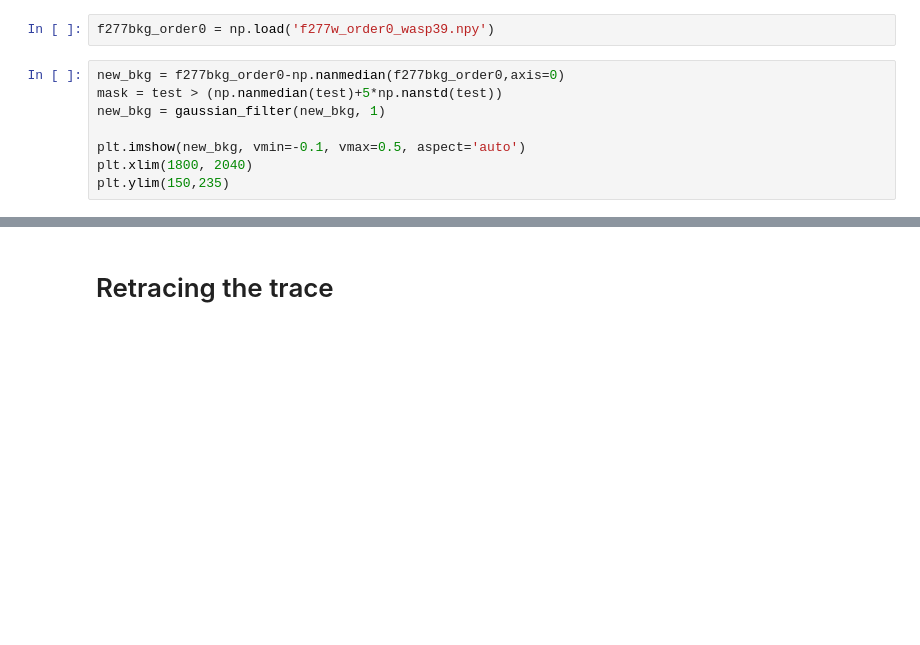
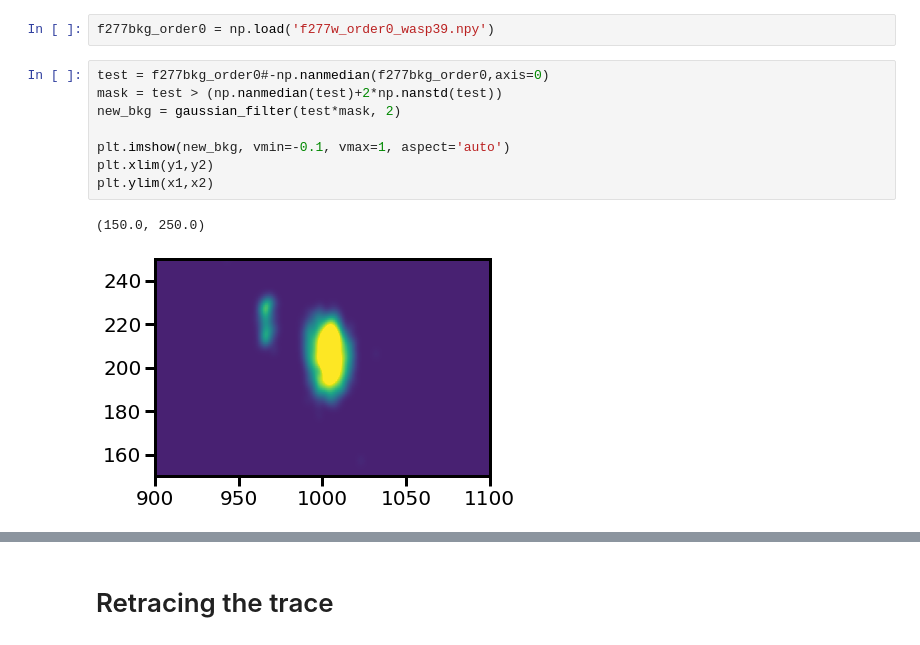
Before and after one commit to afeinstein20/nirhiss, a Jupyter notebook: wasp39_reduction.ipynb, the cells around one changed output, grey strips where cells are left out. Drawn from its saved outputs; the diff is of its cells as text; blank space fills up the shorter version.

```diff
--- a/wasp39_reduction.ipynb
+++ b/wasp39_reduction.ipynb
@@ -190,10 +196,13 @@ plt.imshow(model_bkg_rmvd[0], aspect='auto', vmin=-1, vmax=5)
 # %%
 f277bkg_order0 = np.load('f277w_order0_wasp39.npy')
 # %%
-new_bkg = f277bkg_order0-np.nanmedian(f277bkg_order0,axis=0)
-mask = test > (np.nanmedian(test)+5*np.nanstd(test))
-new_bkg = gaussian_filter(new_bkg, 1)
+test = f277bkg_order0#-np.nanmedian(f277bkg_order0,axis=0)
+mask = test > (np.nanmedian(test)+2*np.nanstd(test))
+new_bkg = gaussian_filter(test*mask, 2)
 
-plt.imshow(new_bkg, vmin=-0.1, vmax=0.5, aspect='auto')
-plt.xlim(1800, 2040)
-plt.ylim(150,235)
+plt.imshow(new_bkg, vmin=-0.1, vmax=1, aspect='auto')
+plt.xlim(y1,y2)
+plt.ylim(x1,x2)
+# %% [output]
+(150.0, 250.0)
+[figure, added]
```
Also changed, not shown: parts of 31 cells of this notebook, 2 other files.
